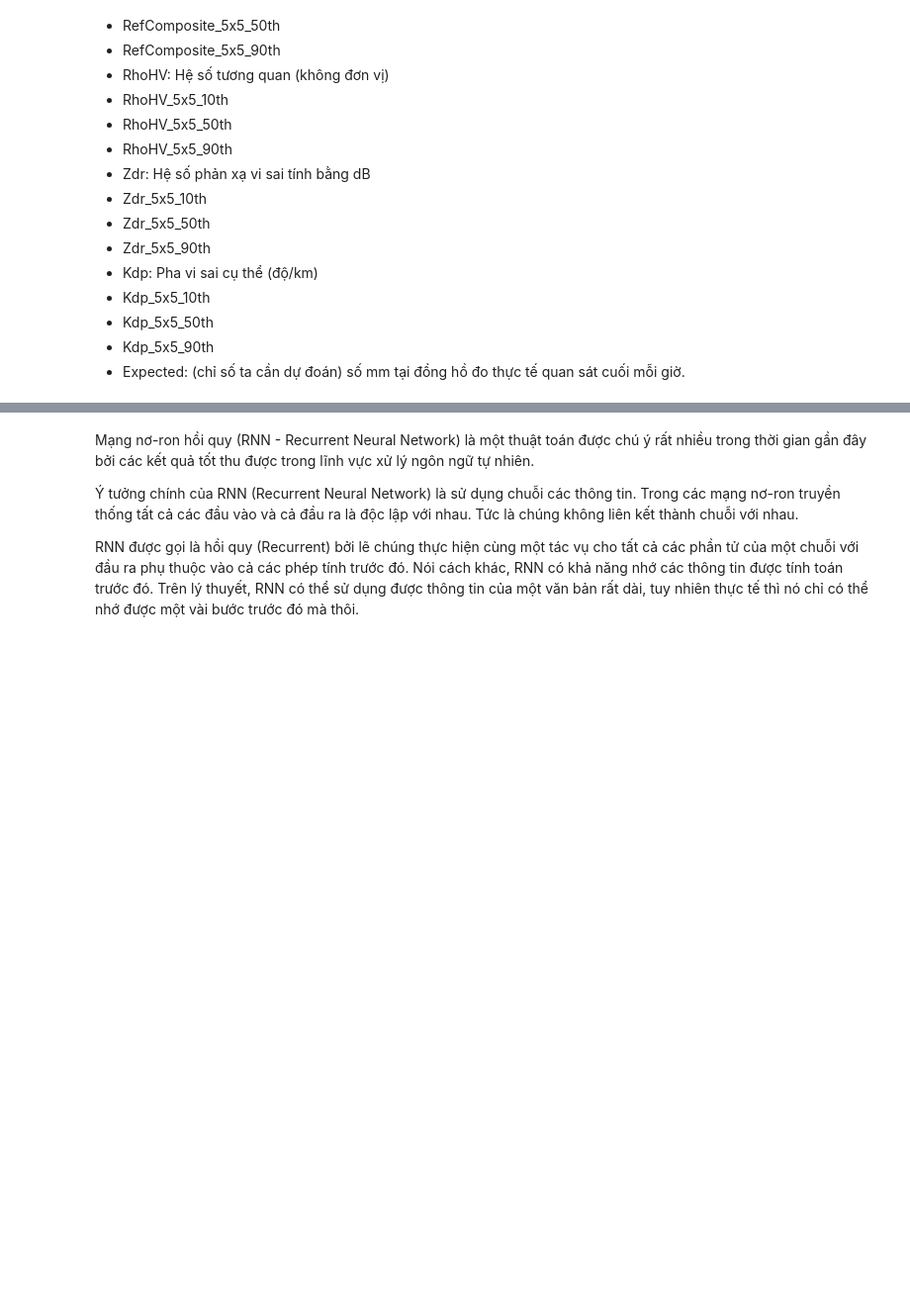
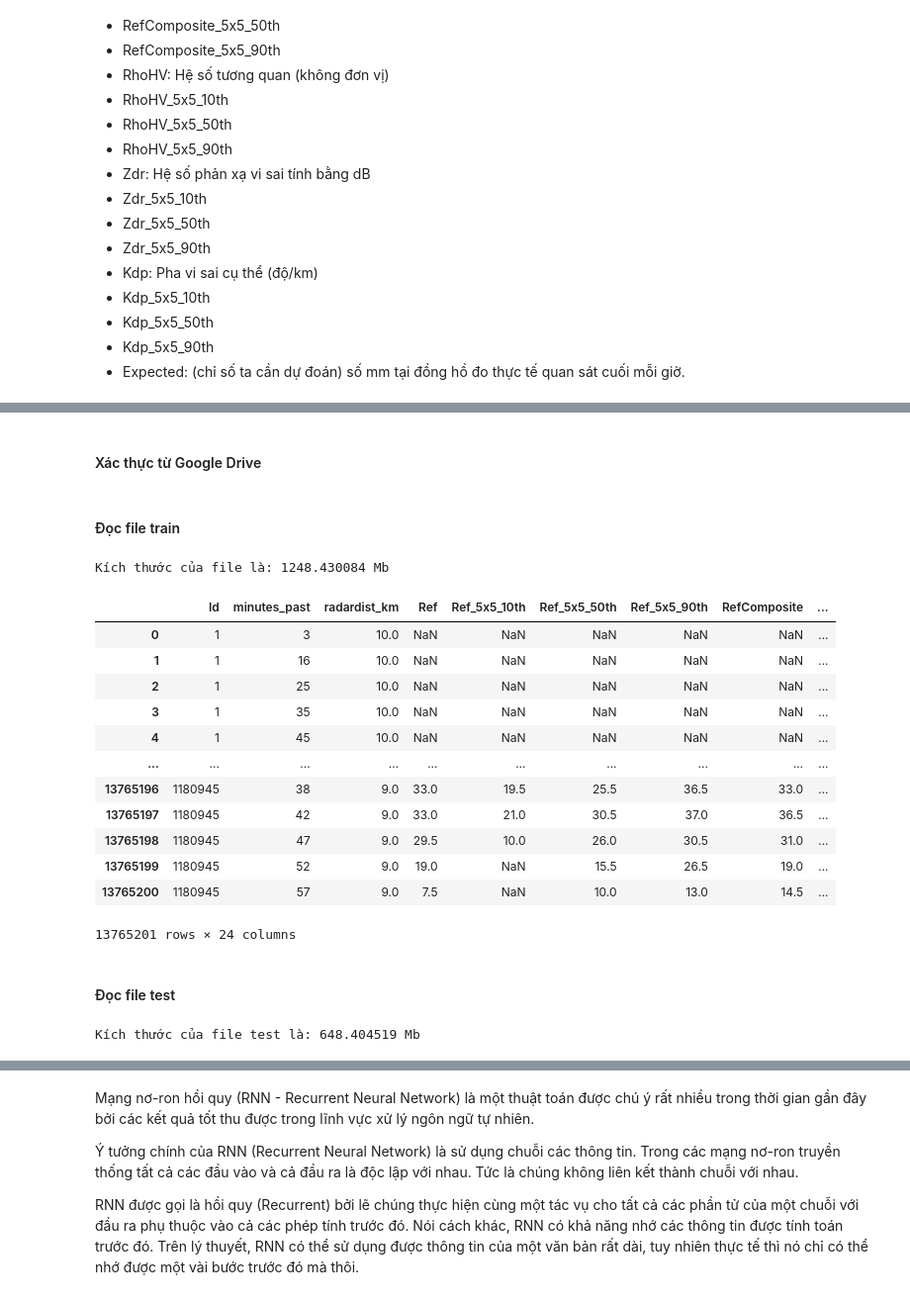
Before and after one commit to thainguyen222/KHDLUD_NHOM1, a Jupyter notebook: Report_KHDLUD_NHOM1.ipynb, the cells around one changed output, grey strips where cells are left out. Shown at 99% size. Cells and saved outputs as stored; diff of their text form; code cells hidden in the pictures; blank space fills up the shorter version.

```diff
--- a/Report_KHDLUD_NHOM1.ipynb
+++ b/Report_KHDLUD_NHOM1.ipynb
@@ -89,0 +112,2 @@ Các cột trong dữ liệu:
+# %% [markdown]
+#### Xác thực từ Google Drive
@@ -89,0 +119,2 @@ Các cột trong dữ liệu:
+# %% [markdown]
+#### Đọc file train
@@ -89,0 +124,24 @@ Các cột trong dữ liệu:
+# %%
+size = os.path.getsize('train.csv')
+print('Kích thước của file là:', size/1000000, 'Mb')
+# %% [output]
+Kích thước của file là: 1248.430084 Mb
+# %%
+train_df = pd.read_csv('train.csv')
+train_df
+# %% [output]
+|  | Id | minutes_past | radardist_km | Ref | Ref_5x5_10th | Ref_5x5_50th | Ref_5x5_90th | RefComposite | ... |
+| 0 | 1 | 3 | 10.0 | NaN | NaN | NaN | NaN | NaN | ... |
+| 1 | 1 | 16 | 10.0 | NaN | NaN | NaN | NaN | NaN | ... |
+| 2 | 1 | 25 | 10.0 | NaN | NaN | NaN | NaN | NaN | ... |
+| 3 | 1 | 35 | 10.0 | NaN | NaN | NaN | NaN | NaN | ... |
+| 4 | 1 | 45 | 10.0 | NaN | NaN | NaN | NaN | NaN | ... |
+| ... | ... | ... | ... | ... | ... | ... | ... | ... | ... |
+| 13765196 | 1180945 | 38 | 9.0 | 33.0 | 19.5 | 25.5 | 36.5 | 33.0 | ... |
+| 13765197 | 1180945 | 42 | 9.0 | 33.0 | 21.0 | 30.5 | 37.0 | 36.5 | ... |
+| 13765198 | 1180945 | 47 | 9.0 | 29.5 | 10.0 | 26.0 | 30.5 | 31.0 | ... |
+| 13765199 | 1180945 | 52 | 9.0 | 19.0 | NaN | 15.5 | 26.5 | 19.0 | ... |
+| 13765200 | 1180945 | 57 | 9.0 | 7.5 | NaN | 10.0 | 13.0 | 14.5 | ... |
+13765201 rows × 24 columns
+# %% [markdown]
+#### Đọc file test
@@ -89,0 +151,5 @@ Các cột trong dữ liệu:
+# %%
+size = os.path.getsize('test.csv')
+print('Kích thước của file test là:', size/1000000, 'Mb')
+# %% [output]
+Kích thước của file test là: 648.404519 Mb
```
Also changed, not shown: parts of 87 cells of this notebook.
